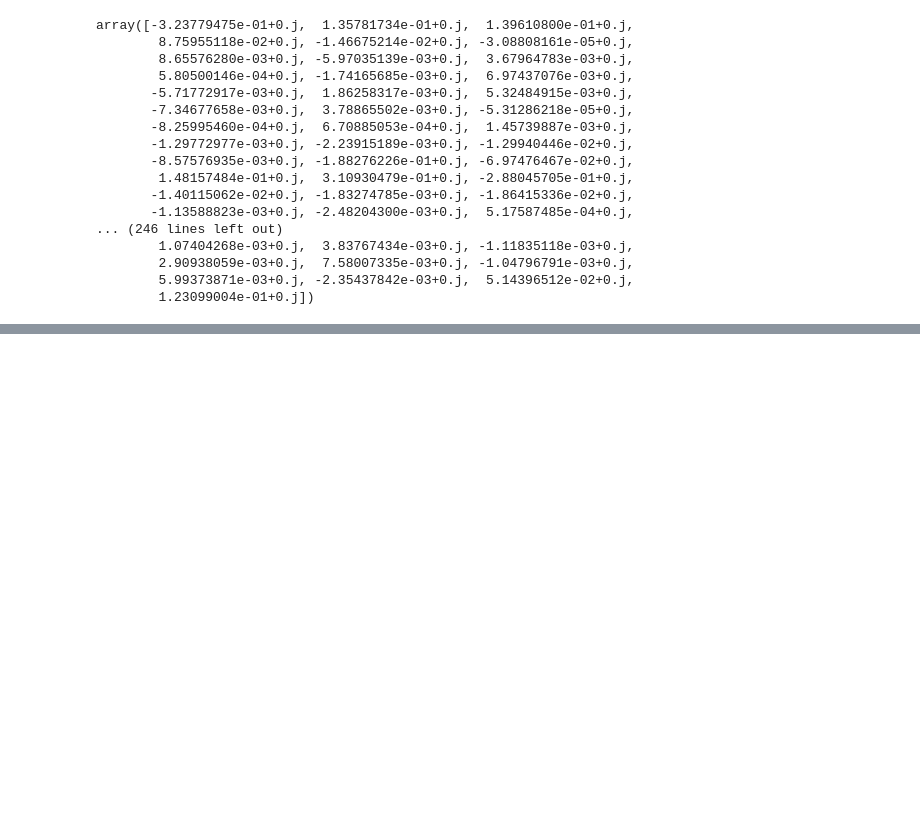
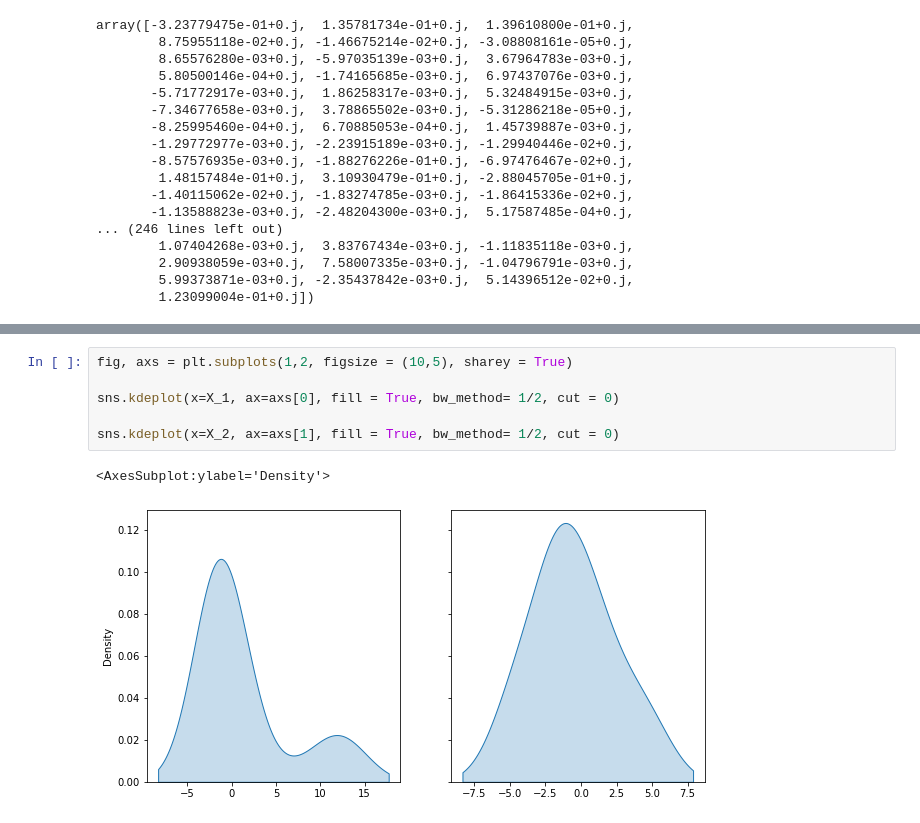
Before and after one commit to JBH010/ML-project, a Jupyter notebook: LDA_hardcode.ipynb, the cells around one changed output, grey strips where cells are left out. Cells and saved outputs as stored; diff of their text form; blank space fills up the shorter version.

```diff
--- a/LDA_hardcode.ipynb
+++ b/LDA_hardcode.ipynb
@@ -140,0 +149,9 @@ array([[0, 0, 0, ..., 0, 0, 0],
+# %%
+fig, axs = plt.subplots(1,2, figsize = (10,5), sharey = True)
+
+sns.kdeplot(x=X_1, ax=axs[0], fill = True, bw_method= 1/2, cut = 0)
+
+sns.kdeplot(x=X_2, ax=axs[1], fill = True, bw_method= 1/2, cut = 0)
+# %% [output]
+<AxesSubplot:ylabel='Density'>
+[figure, added]
```
Also changed, not shown: parts of 7 cells of this notebook.
